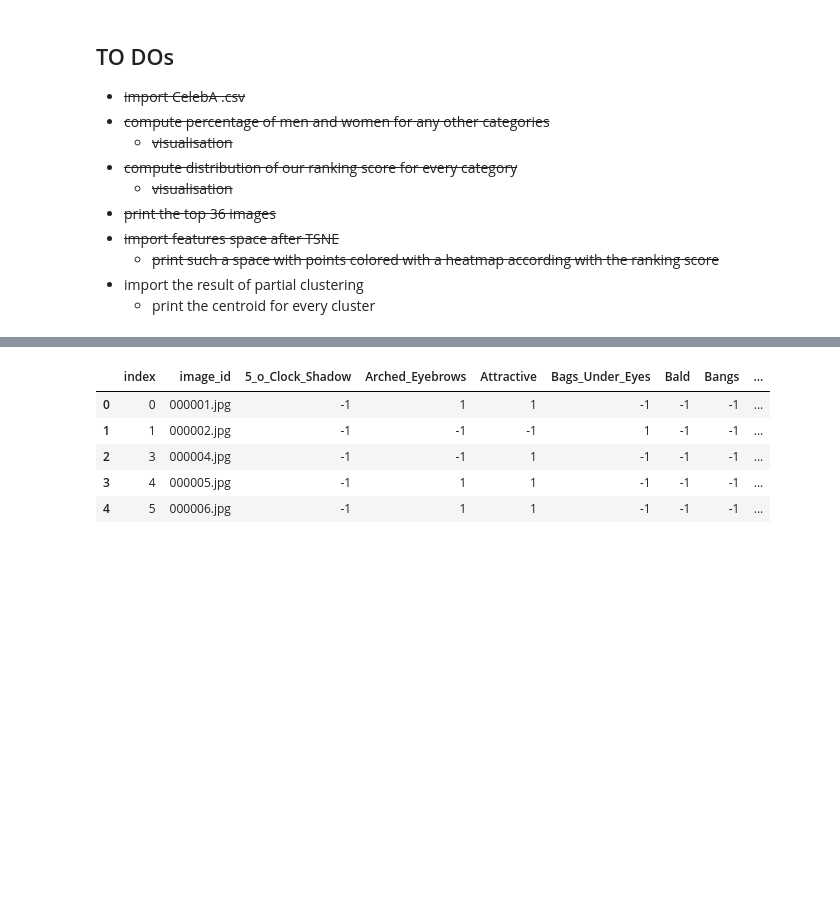
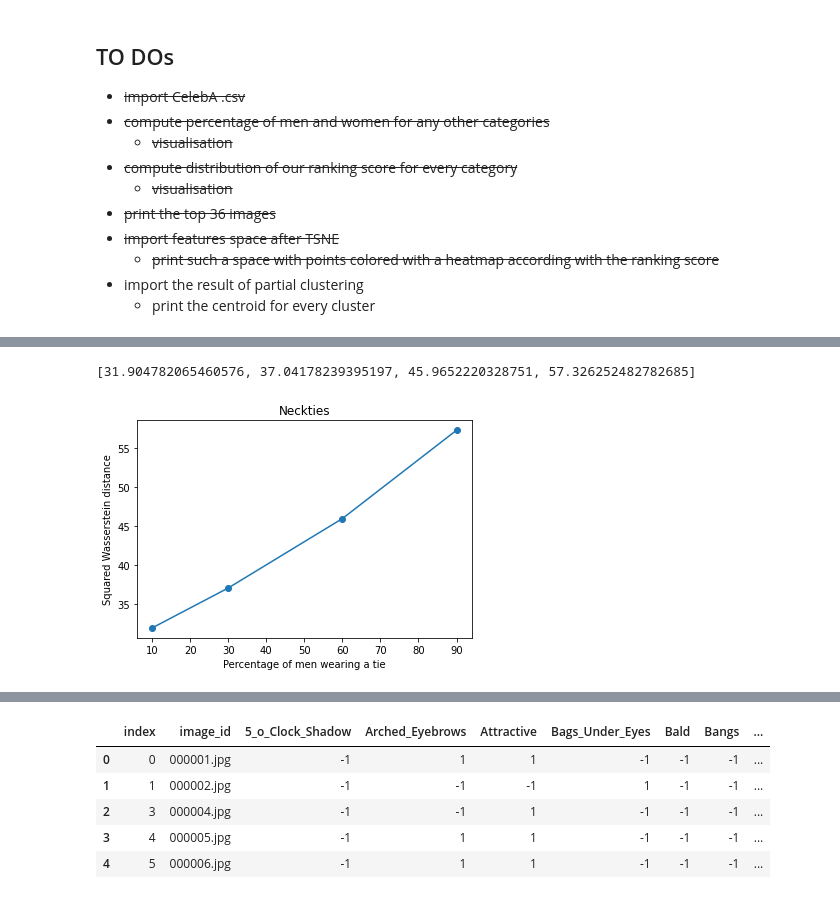
Before and after one commit to nobias-project/OT-ICNN-bias, a Jupyter notebook: notebooks/Evaluation_Experiments_CelebA.ipynb, the cells around one changed output, grey strips where cells are left out. Cells and saved outputs as stored; diff of their text form; code cells hidden in the pictures; blank space fills up the shorter version.

Commit message:
Evaluation of experiment 1

```diff
--- a/notebooks/Evaluation_Experiments_CelebA.ipynb
+++ b/notebooks/Evaluation_Experiments_CelebA.ipynb
@@ -34,13 +34,22 @@ In this notebook we set up the evaluation of our experiments. We also implement
 # %%
 # paths
 celebA_csv = "../data/celeba/list_attr_celeba.csv"
-female_csv = "../data/celeba/celebA_female.csv"
-male_csv = "../data/celeba/celebA_male.csv"
+female_csv = "../data/celeba/experiment1_Female_Eyeglasses.csv"
 
-results_folder = "../results"
-models_folder = ('../results/Results_CelebA_facenet/'
-                     'Results_CelebA_facenet/input_dim_512/'
-                     'init_trunc_inv_sqrt/layers_5/neuron_512/'
-                     'lambda_cvx_0.1_mean_0.0/'
-                     'optim_Adamlr_0.001betas_0.5_0.99/gen_5/batch_300/'
-                     'trial_1_last_inp_qudr')
+male_csv = list()
+models_folder = list()
+
+for n in [10, 30, 60, 90]:
+    male_csv.append("../data/celeba/experiment1_Male_Wearing_Necktie_{}%.csv".format(n))
+
+
+    models_folder.append( ('../results/Experiment1/Necktie/{}/Results_CelebA_resnet18/'
+                 'input_dim_512/init_trunc_inv_sqrt/layers_4/neuron_512/'
+                 'lambda_cvx_0.1_mean_0.0/optim_Adamlr_0.001betas_0.5_0.99/'
+                 'gen_5/batch_30/trial_1_last_inp_qudr').format(n))
+# %%
+wasserstein = list()
+for i in range(4):
+    df = pd.read_csv(male_csv[i])
+    mean = df["values_resnet18"].mean()
+    wasserstein.append(mean)
@@ -46,0 +70,14 @@ models_folder = ('../results/Results_CelebA_facenet/'
+# %%
+wasserstein
+# %% [output]
+[31.904782065460576, 37.04178239395197, 45.9652220328751, 57.326252482782685]
+# %%
+plt.plot([10,30,60,90], wasserstein, "-o")
+plt.title("Neckties")
+plt.xlabel("Percentage of men wearing a tie")
+plt.ylabel("Squared Wasserstein distance")
+
+plt.savefig("../results/Experiment1/Necktie/Necktie_Wasserstein_distance_plot.png")
+plt.show()
+# %% [output]
+[figure, added]
```
Also changed, not shown: parts of 3 cells of this notebook, 3 other files.
